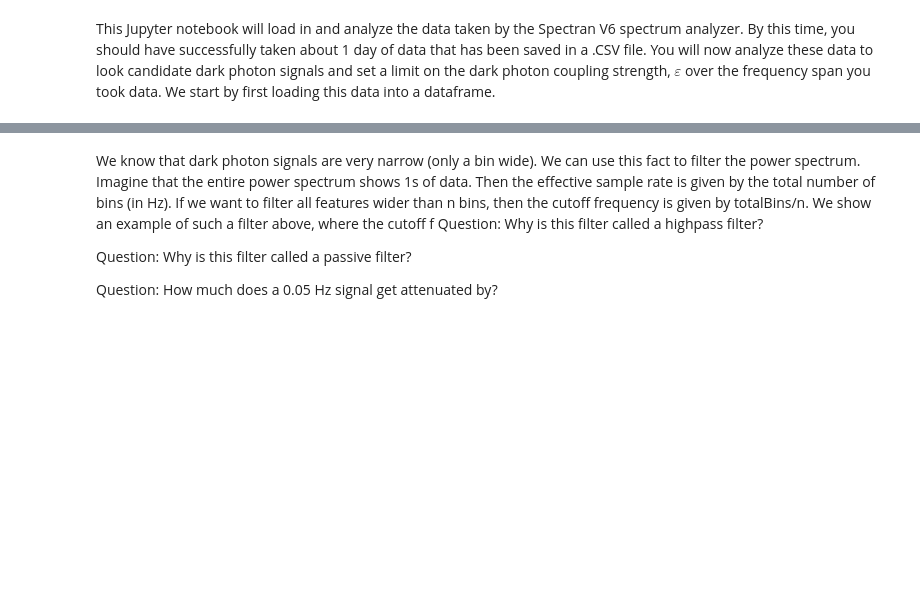
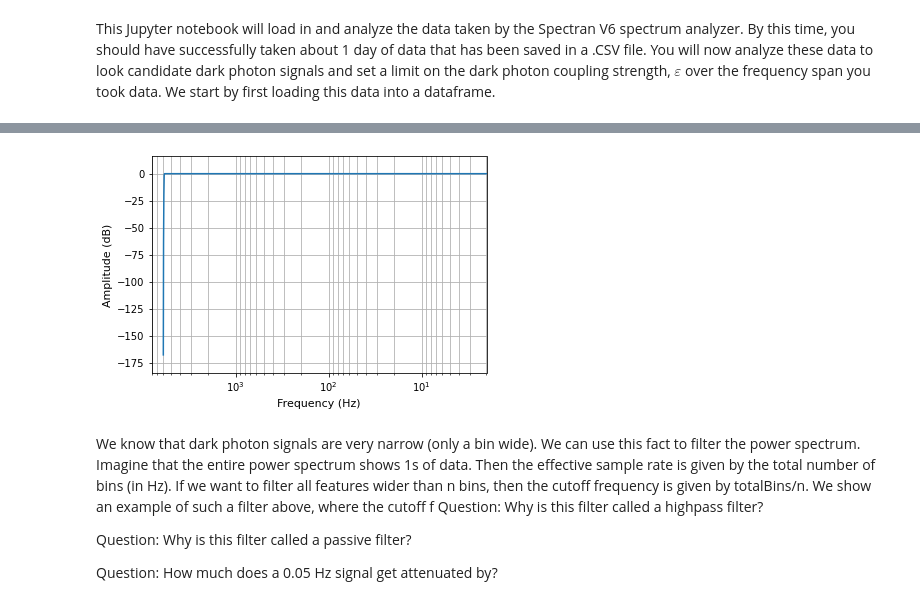
Before and after one commit to josephmlev/darkRadio, a Jupyter notebook: HEPCAT_2022/HEPCAT_Analysis.ipynb, the cells around one changed output, grey strips where cells are left out. Saved outputs shown, nothing was run; the diff lists cells and outputs as text; code cells hidden in the pictures; blank space fills up the shorter version.

```diff
--- a/HEPCAT_2022/HEPCAT_Analysis.ipynb
+++ b/HEPCAT_2022/HEPCAT_Analysis.ipynb
@@ -190,3 +225,18 @@ plt.show()
+# %%
+#Needs review. this looks weird in reverse log space. You can't see the filter shape
+# Plot the frequency response on a semilog plot
+#plt.semilogx(w / (2*np.pi), 20 * np.log10(abs(h)), label = 'High-Pass')
+plt.semilogx(binNumberAxis, 20 * np.log10(abs(h)), label = 'High-Pass')
+plt.gca().invert_xaxis()
+plt.margins(0, 0.1)
+plt.grid(which='both', axis='both')
+#plt.axvline(1./fc, color='green') # cutoff frequency
+plt.xlabel('Frequency (Hz)', labelpad = 15, **label_font)
+plt.ylabel('Amplitude (dB)', **label_font)
+plt.xlim(8000, 2)
+plt.show()
+# %% [output]
+[figure, added]
 # %% [markdown]
 We know that dark photon signals are very narrow (only a bin wide). We can use this fact to filter the power spectrum. Imagine that the entire power spectrum shows 1s of data. Then the effective sample rate is given by the total number of bins (in Hz). If we want to filter all features wider than n bins, then the cutoff frequency is given by totalBins/n. We show an example of such a filter above, where the cutoff f
 Question: Why is this filter called a highpass filter?
```
Also changed, not shown: parts of 15 cells of this notebook.
